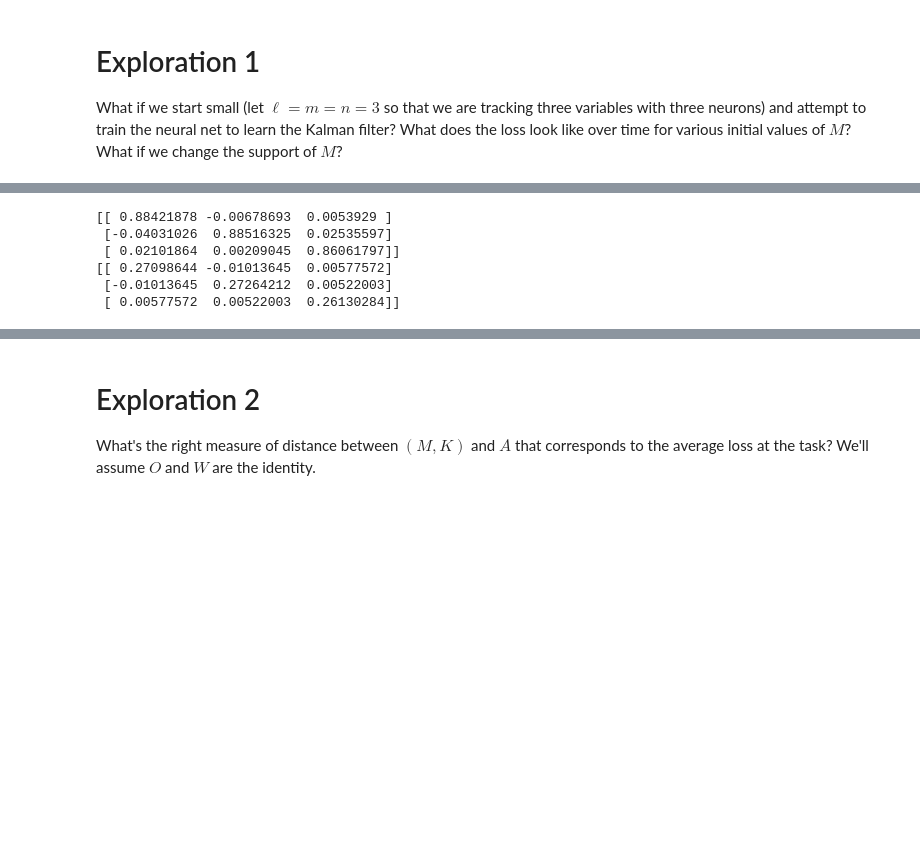
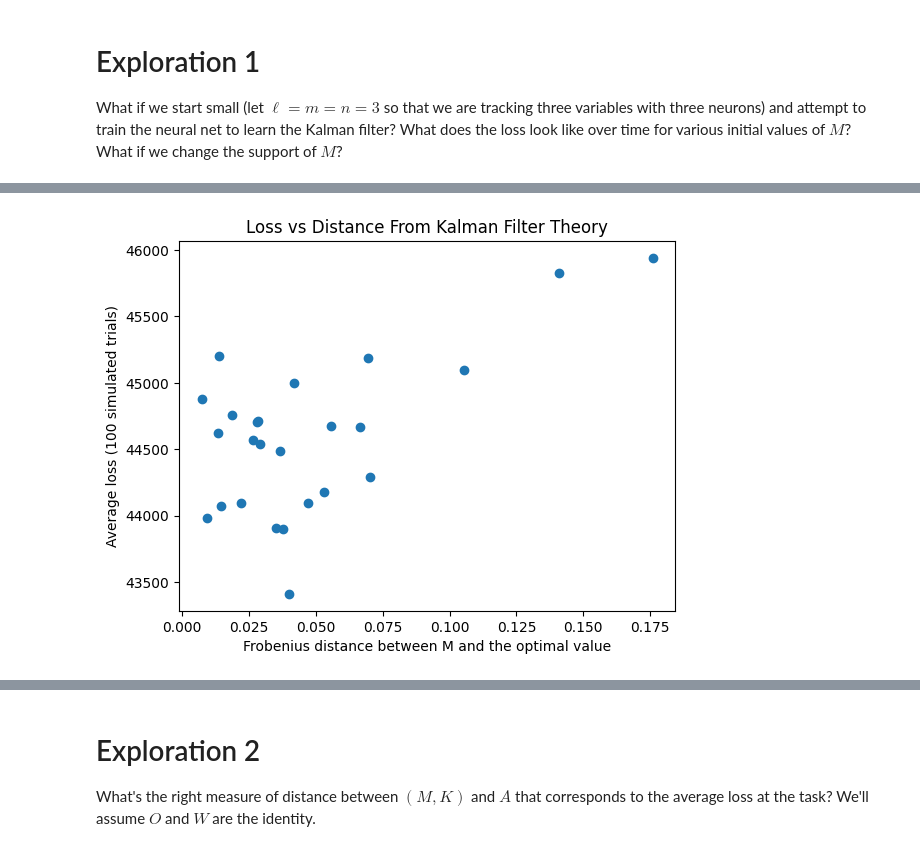
Before and after one commit to Kroiririoroirkk/cmu-project, a Jupyter notebook: LDS_exploration.ipynb, the cells around one changed output, grey strips where cells are left out. Cells and saved outputs as stored; diff of their text form; code cells hidden in the pictures; blank space fills up the shorter version.

```diff
--- a/LDS_exploration.ipynb
+++ b/LDS_exploration.ipynb
@@ -56,17 +54,9 @@ plot_hm_process('Steady-state Kalman filter predictions', ts, xs, ys, xhats)
 # %%
 # Now, let's see if we can train a linear dynamical system to learn the Kalman filter.
+# First, let's make the matrix A of the hidden Markov process random.
 A = mk_rand_matrix_envals(rng)
-print(A)
-
-_, K_infty = find_steady_state_kalman_parameters(n, m, A, Sigma_process, O, Sigma_obs)
-print(K_infty)
+proc = create_process(rng, A)
+kf = SteadyStateKalmanFilter(proc)
-# %% [output]
-[[ 0.88421878 -0.00678693  0.0053929 ]
- [-0.04031026  0.88516325  0.02535597]
- [ 0.02101864  0.00209045  0.86061797]]
-[[ 0.27098644 -0.01013645  0.00577572]
- [-0.01013645  0.27264212  0.00522003]
- [ 0.00577572  0.00522003  0.26130284]]
 # %%
 # How well does the network do if I make the connectivity matrix
 # closer or farther from the Kalman filter theory steady-state value?
@@ -89,10 +78,12 @@ def test_M_landscape():
 # %%
 # Let's try plotting our results
-#plt.scatter(np.sqrt(2*np.array(distances)), losses)
-#plt.xlabel('Frobenius distance between M and the optimal value')
-#plt.ylabel('Average loss (100 simulated trials)')
-#plt.title('Loss vs Distance From Kalman Filter Theory')
-#plt.show()
+plt.scatter(np.sqrt(2*np.array(distances)), losses)
+plt.xlabel('Frobenius distance between M and the optimal value')
+plt.ylabel('Average loss (100 simulated trials)')
+plt.title('Loss vs Distance From Kalman Filter Theory')
+plt.show()
+# %% [output]
+[figure, added]
 # %%
 # What happens when we train the neural net on this task?
 def compare_nn_kalman():
```
Also changed, not shown: parts of 14 cells of this notebook, 3 other files.
